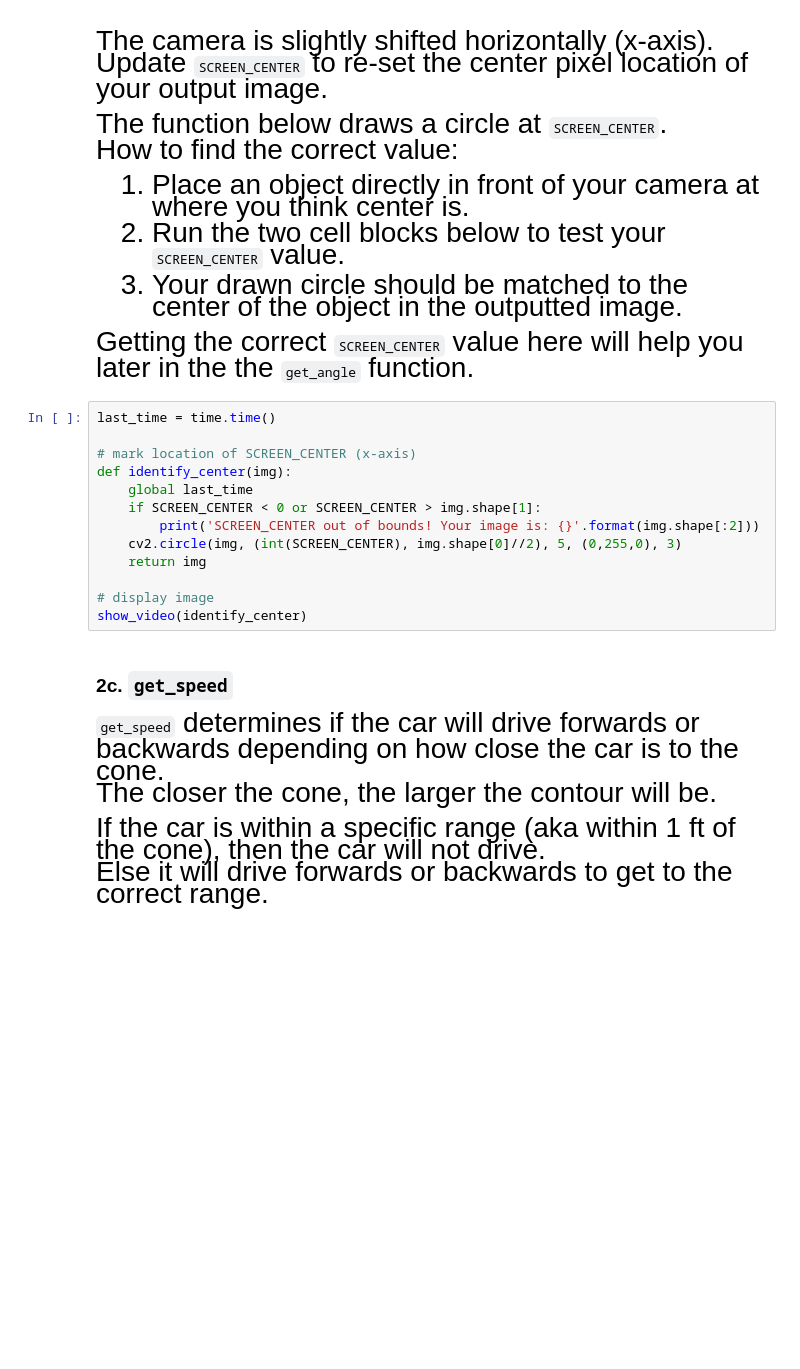
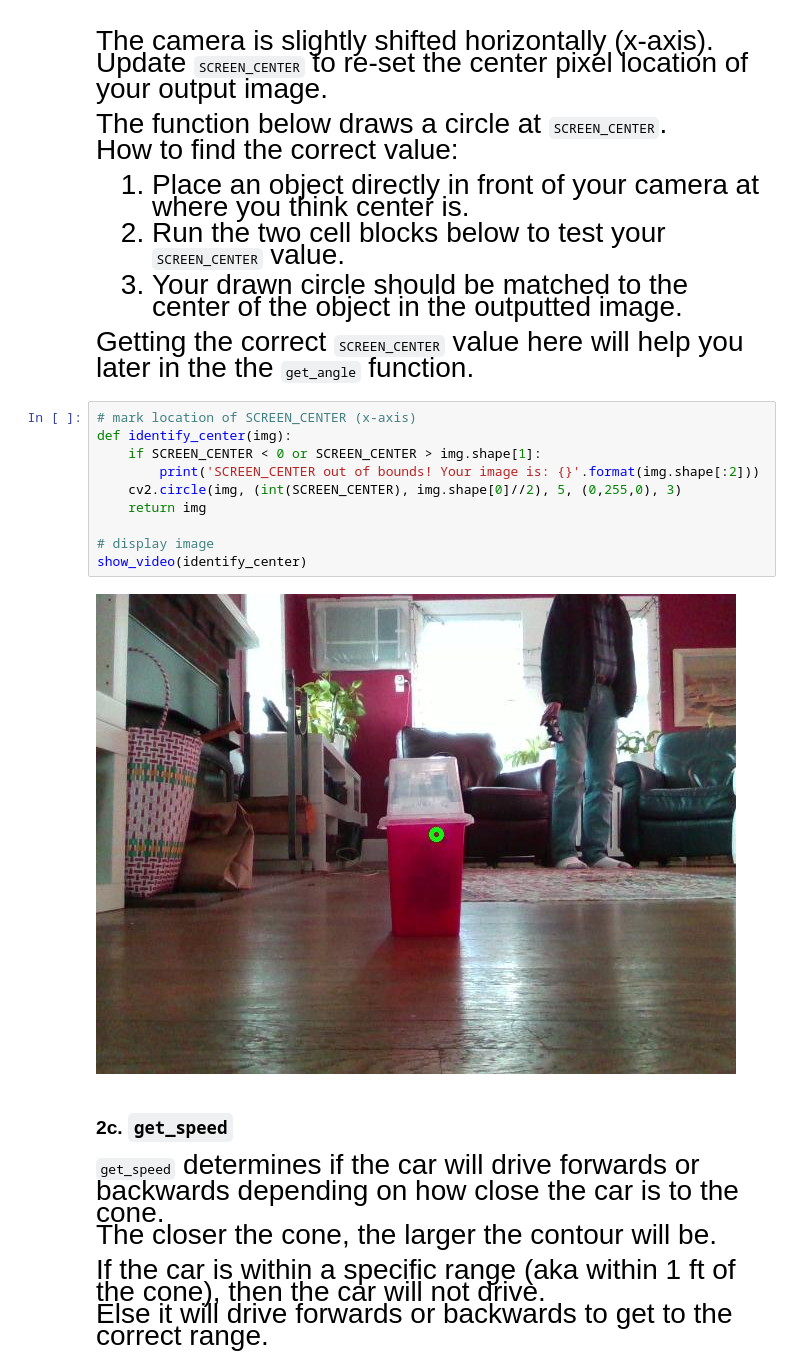
Before and after one commit to JKlimov/online-racecar-mn-SOLUTIONS, a Jupyter notebook: 02-cone_following/ConeFollowing-SOLUTIONS.ipynb, the cells around one changed output. Saved outputs shown, nothing was run; the diff lists cells and outputs as text; blank space fills up the shorter version.

```diff
--- a/02-cone_following/ConeFollowing-SOLUTIONS.ipynb
+++ b/02-cone_following/ConeFollowing-SOLUTIONS.ipynb
@@ -171,18 +173,17 @@ TURN_FACTOR = 0.4       # max turn angle (in degrees)
     Getting the correct <code>SCREEN_CENTER</code> value here will help you later in the the <code>get_angle</code> function.
     </p>
 # %%
-last_time = time.time()
-
 # mark location of SCREEN_CENTER (x-axis)
 def identify_center(img):
-    global last_time
     if SCREEN_CENTER < 0 or SCREEN_CENTER > img.shape[1]:
         print('SCREEN_CENTER out of bounds! Your image is: {}'.format(img.shape[:2]))
     cv2.circle(img, (int(SCREEN_CENTER), img.shape[0]//2), 5, (0,255,0), 3)
     return img
 
 # display image
 show_video(identify_center)
+# %% [output]
+[figure, added]
 # %% [markdown]
 ### 2c. <code>get_speed</code>
 
```
Also changed, not shown: parts of 6 cells of this notebook, 2 other files.
